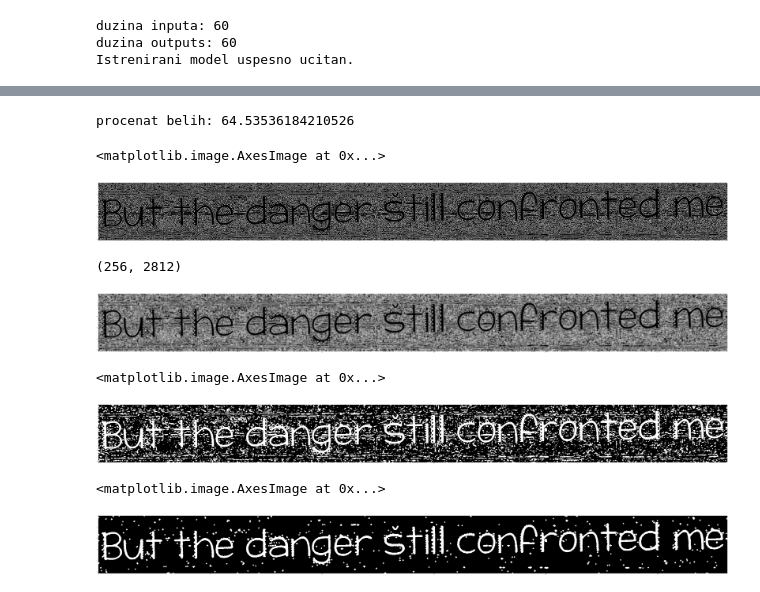
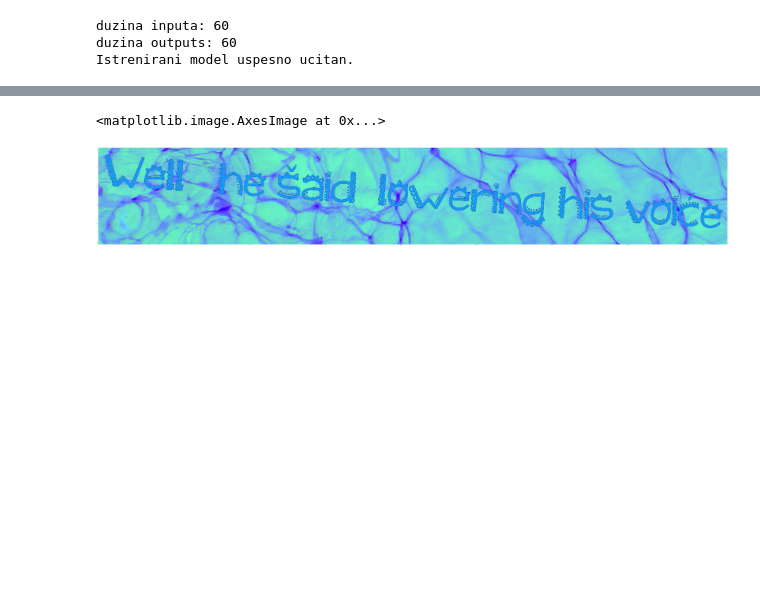
Before and after one commit to vlaksi/Soft-Challenges, a Jupyter notebook: izazovi[20-21]/Nedeljni izazov 2 - OCR/sc_2020_challenge_2/my-work.ipynb, the cells around one changed output, grey strips where cells are left out. Cells and saved outputs as stored; diff of their text form; code cells hidden in the pictures; blank space fills up the shorter version.

```diff
--- a/izazovi[20-21]/Nedeljni izazov 2 - OCR/sc_2020_challenge_2/my-work.ipynb
+++ b/izazovi[20-21]/Nedeljni izazov 2 - OCR/sc_2020_challenge_2/my-work.ipynb
@@ -76,37 +156,8 @@ plt.imshow(opening,'gray')
+# %%
+plt.imshow(hsv)
+# %% [output]
+<matplotlib.image.AxesImage at 0x...>
+[figure, added]
 # %%
-percentWhitePixel = get_percents_for_white_and_black_pixels(img, opening)
-print("procenat belih: " + str(percentWhitePixel))
+percent_white_pixel = get_percents_for_white_and_black_pixels(img, mask1)
+print("procenat belih: " + str(percent_white_pixel))
-# %% [output]
-procenat belih: 64.53536184210526
-# %%
-img = cv2.imread(image_path)
-image = img.copy()
-lab = cv2.cvtColor(image, cv2.COLOR_BGR2HSV)
-a_component = lab[:,:,1]
-edged = cv2.Canny(a_component, 10, 30)
-plt.imshow(edged,'gray')
-# %% [output]
-<matplotlib.image.AxesImage at 0x...>
-[figure, removed]
-# %%
-blur = cv2.GaussianBlur(edged,(9,9),0)
-# blur = cv2.medianBlur(edged,1)
-plt.imshow(blur,'gray')
-print(blur.shape)
-# %% [output]
-(256, 2812)
-[figure, removed]
-# %%
-ret, image_bin = cv2.threshold(blur, 0, 255,cv2.THRESH_OTSU)
-invertovana = invert(image_bin)
-plt.imshow(invertovana,'gray')
-# %% [output]
-<matplotlib.image.AxesImage at 0x...>
-[figure, removed]
-# %%
-kernel = cv2.getStructuringElement(cv2.MORPH_ELLIPSE, (3, 3))
-opening = cv2.morphologyEx(invertovana, cv2.MORPH_OPEN, kernel, iterations=3)
-plt.imshow(opening,'gray')
-# %% [output]
-<matplotlib.image.AxesImage at 0x...>
-[figure, removed]
```
Also changed, not shown: parts of 51 cells of this notebook, 2 other files.
